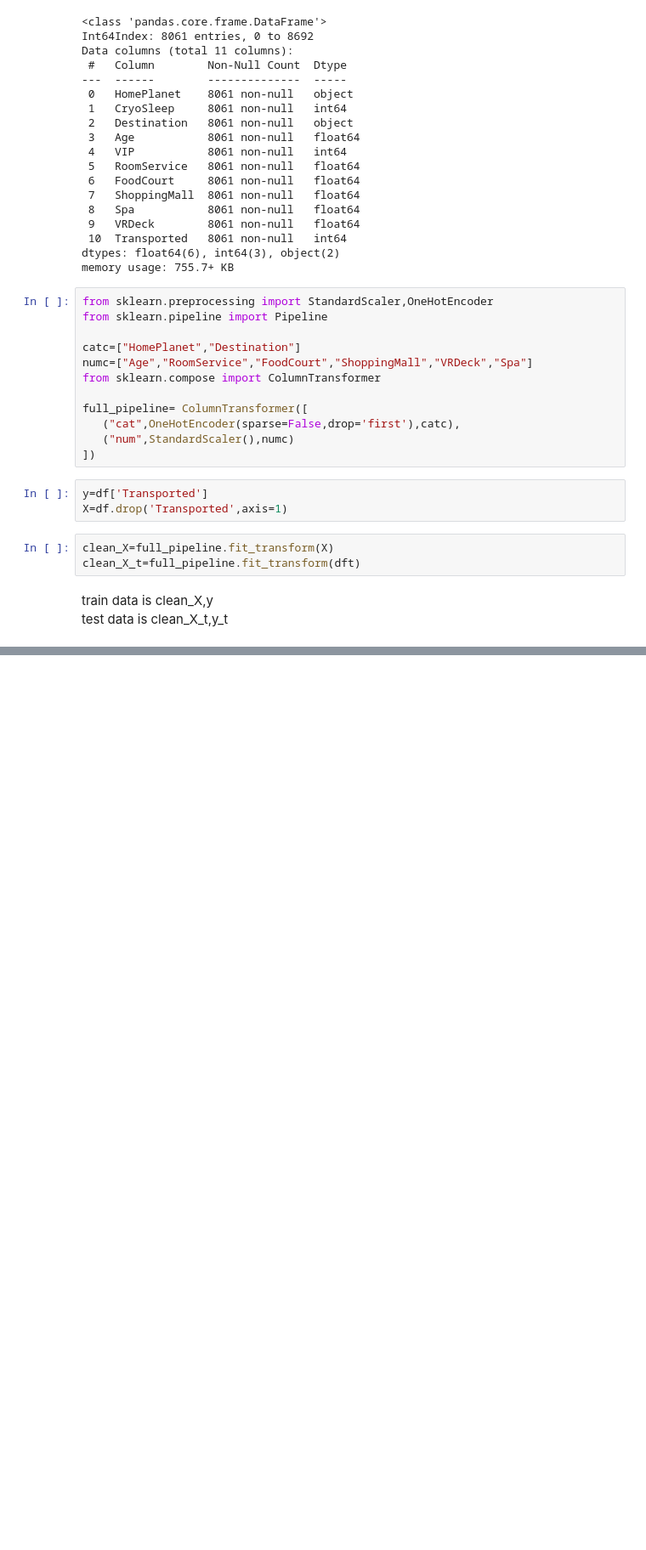
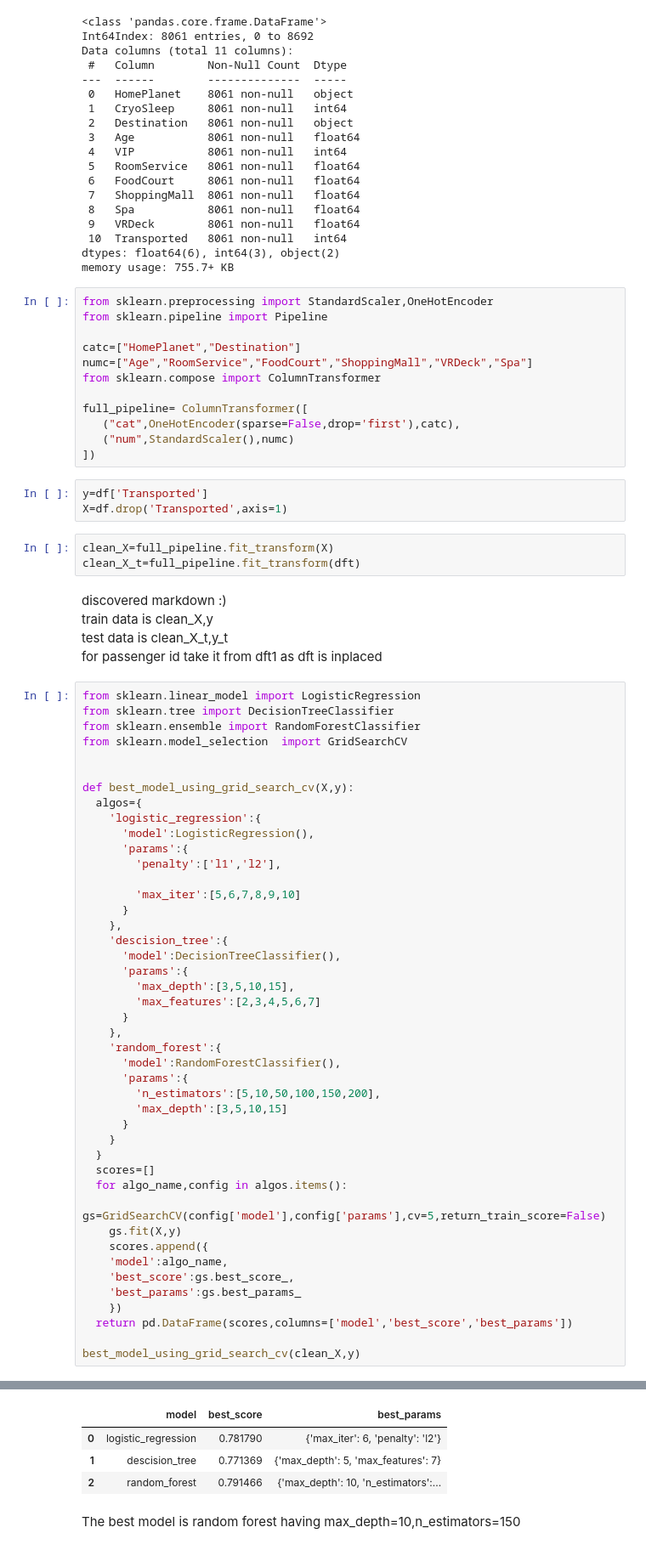
Before and after one commit to 37nomad/Spaceship-titanic, a Jupyter notebook: analysis.ipynb, the cells around one changed output, grey strips where cells are left out. Shown at 85% size. Cells and saved outputs as stored; diff of their text form; blank space fills up the shorter version.

Commit message:
did gridsearchcv got random forest

```diff
--- a/analysis.ipynb
+++ b/analysis.ipynb
@@ -298,6 +299,52 @@ X=df.drop('Transported',axis=1)
 clean_X=full_pipeline.fit_transform(X)
 clean_X_t=full_pipeline.fit_transform(dft)
 # %% [markdown]
-train data is clean_X,y
-<br>
-test data is clean_X_t,y_t
+discovered markdown :)<br>
+train data is clean_X,y<br>
+test data is clean_X_t,y_t<br>
+for passenger id take it from dft1 as dft is inplaced
+# %%
+from sklearn.linear_model import LogisticRegression
+from sklearn.tree import DecisionTreeClassifier
+from sklearn.ensemble import RandomForestClassifier
+from sklearn.model_selection  import GridSearchCV
+
+
+def best_model_using_grid_search_cv(X,y):
+  algos={
+    'logistic_regression':{
+      'model':LogisticRegression(),
+      'params':{
+        'penalty':['l1','l2'],
+
+        'max_iter':[5,6,7,8,9,10]
+      }
+    },
+    'descision_tree':{
+      'model':DecisionTreeClassifier(),
+      'params':{
+        'max_depth':[3,5,10,15],
+        'max_features':[2,3,4,5,6,7]
+      }
+    },
+    'random_forest':{
+      'model':RandomForestClassifier(),
+      'params':{
+        'n_estimators':[5,10,50,100,150,200],
+        'max_depth':[3,5,10,15]
+      }
+    }
+  }
+  scores=[]
+  for algo_name,config in algos.items():
+    gs=GridSearchCV(config['model'],config['params'],cv=5,return_train_score=False)
+    gs.fit(X,y)
+    scores.append({
+    'model':algo_name,
+    'best_score':gs.best_score_,
+    'best_params':gs.best_params_
+    })
+  return pd.DataFrame(scores,columns=['model','best_score','best_params'])
+
+best_model_using_grid_search_cv(clean_X,y)
+# %% [output]
@@ -303,0 +368,6 @@ test data is clean_X_t,y_t
+|  | model | best_score | best_params |
+| 0 | logistic_regression | 0.781790 | {'max_iter': 6, 'penalty': 'l2'} |
+| 1 | descision_tree | 0.771369 | {'max_depth': 5, 'max_features': 7} |
+| 2 | random_forest | 0.791466 | {'max_depth': 10, 'n_estimators':... |
+# %% [markdown]
+The best model is random forest having max_depth=10,n_estimators=150<br>
```
Also changed, not shown: parts of 2 cells of this notebook.
